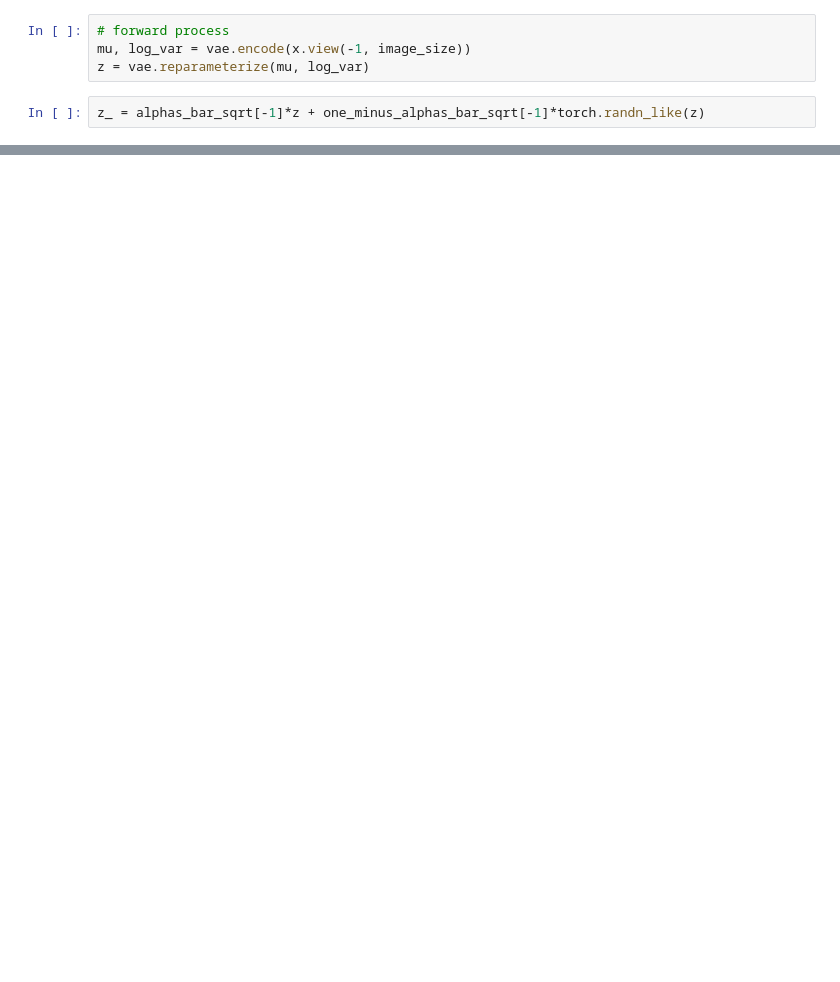
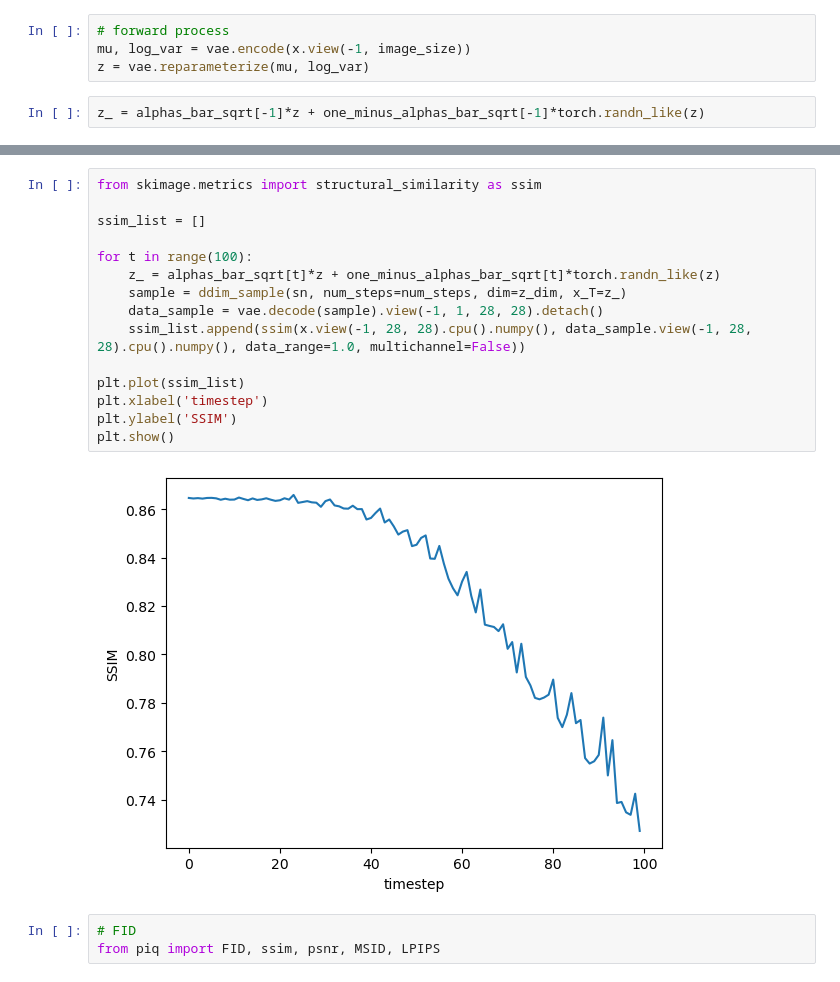
Before and after one commit to wangxuuu/LSGM-demo, a Jupyter notebook: DDPM_AE_mnist.ipynb, the cells around one changed output, grey strips where cells are left out. Drawn from its saved outputs; the diff is of its cells as text; blank space fills up the shorter version.

```diff
--- a/DDPM_AE_mnist.ipynb
+++ b/DDPM_AE_mnist.ipynb
@@ -247,0 +269,20 @@ plt.show()
+# %%
+from skimage.metrics import structural_similarity as ssim
+
+ssim_list = []
+
+for t in range(100):
+    z_ = alphas_bar_sqrt[t]*z + one_minus_alphas_bar_sqrt[t]*torch.randn_like(z)
+    sample = ddim_sample(sn, num_steps=num_steps, dim=z_dim, x_T=z_)
+    data_sample = vae.decode(sample).view(-1, 1, 28, 28).detach()
+    ssim_list.append(ssim(x.view(-1, 28, 28).cpu().numpy(), data_sample.view(-1, 28, 28).cpu().numpy(), data_range=1.0, multichannel=False))
+
+plt.plot(ssim_list)
+plt.xlabel('timestep')
+plt.ylabel('SSIM')
+plt.show()
+# %% [output]
+[figure, added]
+# %%
+# FID
+from piq import FID, ssim, psnr, MSID, LPIPS
```
Also changed, not shown: parts of 12 cells of this notebook, 2 other files.
